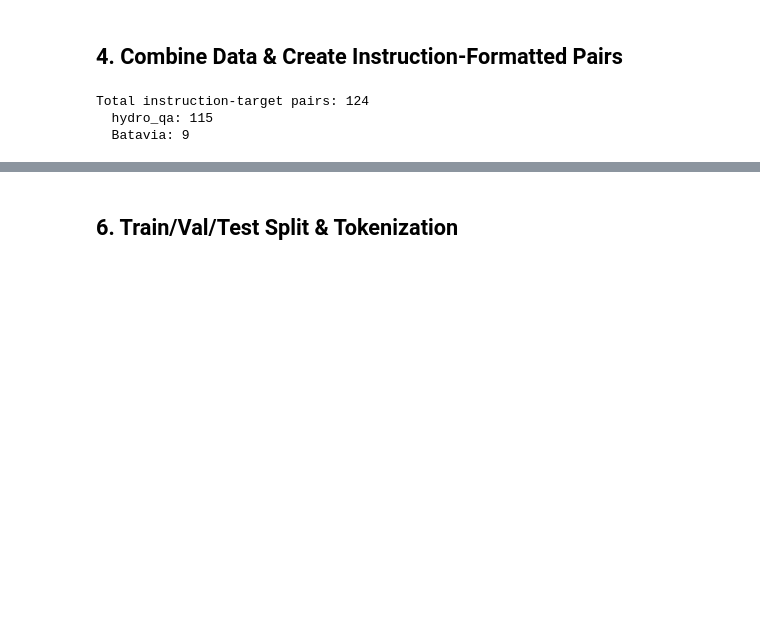
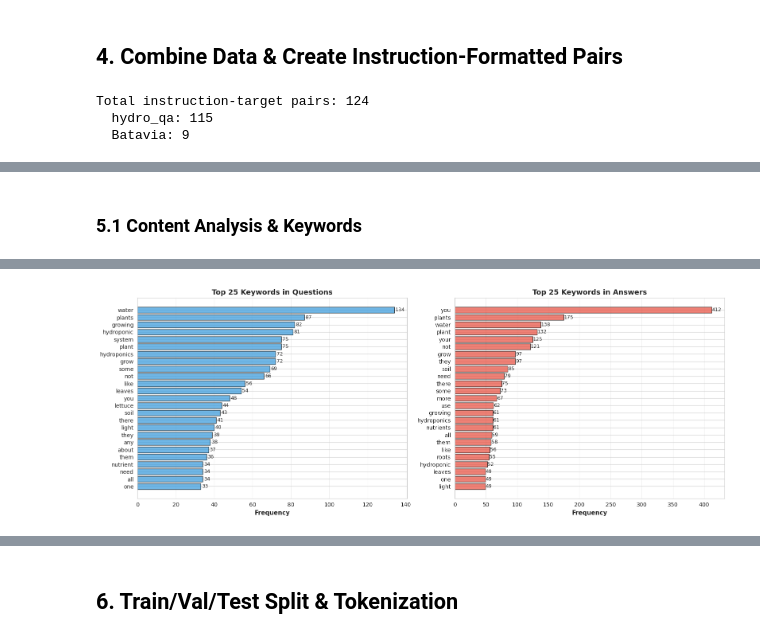
Before and after one commit to Afsaumutoniwase/capstone, a Jupyter notebook: chatbot_training_notebook.ipynb, the cells around one changed output, grey strips where cells are left out. Cells and saved outputs as stored; diff of their text form; code cells hidden in the pictures; blank space fills up the shorter version.

```diff
--- a/chatbot_training_notebook.ipynb
+++ b/chatbot_training_notebook.ipynb
@@ -304,0 +420,69 @@ Name: count, dtype: int64
+# %% [markdown]
+### 5.1 Content Analysis & Keywords
+# %%
+import re
+from collections import Counter
+
+def extract_keywords(text_series, top_n=20):
+    stopwords = {'the', 'a', 'an', 'and', 'or', 'but', 'in', 'on', 'at', 'to', 'for',
+                 'of', 'with', 'by', 'from', 'is', 'are', 'was', 'were', 'be', 'been',
+                 'have', 'has', 'had', 'do', 'does', 'did', 'will', 'would', 'should',
+                 'can', 'could', 'may', 'might', 'this', 'that', 'these', 'those', 'it',
+                 'what', 'how', 'why', 'when', 'where', 'which', 'who'}
+
+    all_words = []
+    for text in text_series:
+        # Extract words (letters only, lowercase)
+        words = re.findall(r'\b[a-z]+\b', text.lower())
+        words = re.findall(r'\b[a-z]+\b', text.lower())
+        all_words.extend([w for w in words if w not in stopwords and len(w) > 2])
+
+    return Counter(all_words).most_common(top_n)
+
+# Analyze questions and answers separately
+question_keywords = extract_keywords(viz_df['instruction'], top_n=25)
+answer_keywords = extract_keywords(viz_df['response'], top_n=25)
+
+# Visualize keywords
+fig, axes = plt.subplots(1, 2, figsize=(16, 6))
+
+# Question keywords
+ax1 = axes[0]
+q_words, q_counts = zip(*question_keywords)
+bars1 = ax1.barh(range(len(q_words)), q_counts, color='#3498db', edgecolor='black', alpha=0.7)
+ax1.set_yticks(range(len(q_words)))
+ax1.set_yticklabels(q_words, fontsize=10)
+ax1.set_xlabel('Frequency', fontsize=11, fontweight='bold')
+ax1.set_title('Top 25 Keywords in Questions', fontsize=13, fontweight='bold')
+ax1.invert_yaxis()
+ax1.grid(axis='x', alpha=0.3)
+# Add counts on bars
+for i, (bar, count) in enumerate(zip(bars1, q_counts)):
+    ax1.text(count + 0.5, i, str(count), va='center', fontsize=9)
+
+# Answer keywords
+ax2 = axes[1]
+a_words, a_counts = zip(*answer_keywords)
+bars2 = ax2.barh(range(len(a_words)), a_counts, color='#e74c3c', edgecolor='black', alpha=0.7)
+ax2.set_yticks(range(len(a_words)))
+ax2.set_yticklabels(a_words, fontsize=10)
+ax2.set_xlabel('Frequency', fontsize=11, fontweight='bold')
+ax2.set_title('Top 25 Keywords in Answers', fontsize=13, fontweight='bold')
+ax2.invert_yaxis()
+ax2.grid(axis='x', alpha=0.3)
+# Add counts on bars
+for i, (bar, count) in enumerate(zip(bars2, a_counts)):
+    ax2.text(count + 0.5, i, str(count), va='center', fontsize=9)
+
+plt.tight_layout()
+plt.savefig(OUTPUT_MODEL_DIR / '02_keyword_analysis.png', dpi=300, bbox_inches='tight')
+print(f"✓ Saved: {OUTPUT_MODEL_DIR / '02_keyword_analysis.png'}")
+print(f"Saved: {OUTPUT_MODEL_DIR / '02_keyword_analysis.png'}")
+
+# Print top keywords
+print("\nTOP KEYWORDS ANALYSIS")
+print("\nTop 10 Question Keywords:")
+for word, count in question_keywords[:10]:
+    print(f"  {word:20s}: {count:3d}")
+print("\nTop 10 Answer Keywords:")
+# %% [output]
@@ -304,0 +507 @@ Name: count, dtype: int64
+[figure, added]
```
Also changed, not shown: parts of 18 cells of this notebook, 27 other files.
